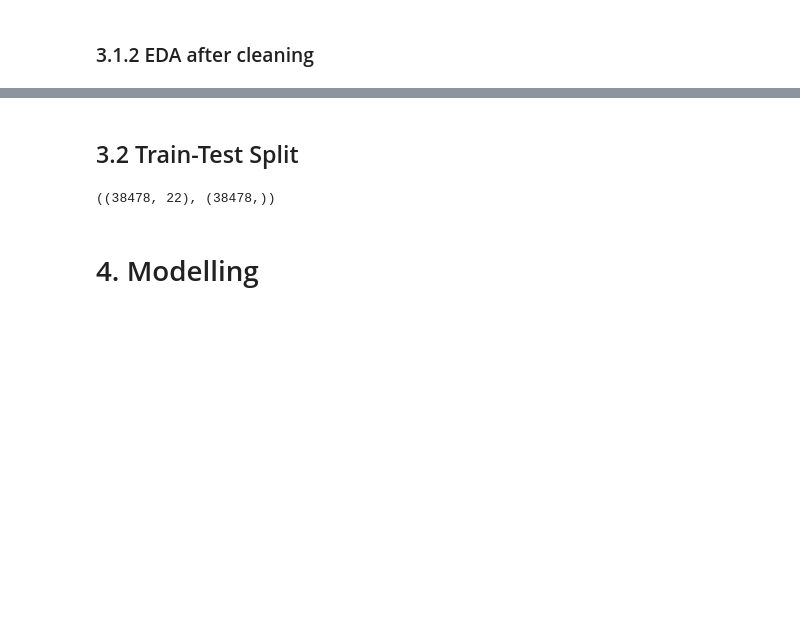
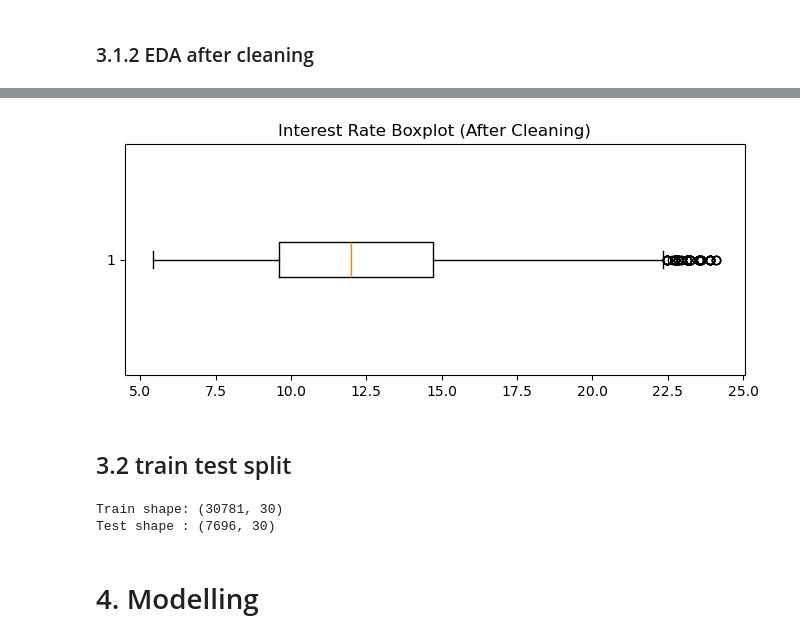
Before and after one commit to Theducklingandmonkey/Mldp_Loan_evaluation, a Jupyter notebook: MLDP Program Codes Submission Template.ipynb, the cells around one changed output, grey strips where cells are left out. Drawn from its saved outputs; the diff is of its cells as text; code cells hidden in the pictures; blank space fills up the shorter version.

```diff
--- a/MLDP Program Codes Submission Template.ipynb
+++ b/MLDP Program Codes Submission Template.ipynb
@@ -674,0 +591,9 @@ plt.show()
+# %%
+df_encoded = df_encoded[df_encoded["revol_util"] < 120].copy()
+# %%
+df_encoded["dti_sq"] = df_encoded["dti"] ** 2
+df_encoded["revol_util_sq"] = df_encoded["revol_util"] ** 2
+# %%
+df_encoded["dti_x_revol_util"] = (
+    df_encoded["dti"] * df_encoded["revol_util"]
+)
@@ -674,0 +640,2 @@ plt.show()
+# %%
+df_encoded["issue_year_sq"] = df_encoded["issue_year"] ** 2
@@ -675,21 +661,30 @@ plt.show()
+# %%
+plt.figure(figsize=(8, 3))
+plt.boxplot(df_encoded["int_rate"], vert=False)
+plt.title("Interest Rate Boxplot (After Cleaning)")
+plt.show()
+# %% [output]
+[figure, added]
 # %% [markdown]
-## 3.2 Train-Test Split
+## 3.2 train test split
-# %%
-X = df_encoded.drop(columns=['repay_fail'])
-y = df_encoded['repay_fail']
-X.shape, y.shape
-# %% [output]
-((38478, 22), (38478,))
 # %%
 from sklearn.model_selection import train_test_split
+
+X = df_encoded.drop(columns=["int_rate"])
+y = df_encoded["int_rate"]
 
 X_train, X_test, y_train, y_test = train_test_split(
     X,
     y,
     test_size=0.2,
-    random_state=981673,
-    stratify=y
+    random_state=981673
 )
+
+print("Train shape:", X_train.shape)
+print("Test shape :", X_test.shape)
+# %% [output]
+Train shape: (30781, 30)
+Test shape : (7696, 30)
 # %%
 from sklearn.preprocessing import StandardScaler
 
```
Also changed, not shown: parts of 84 cells of this notebook.
